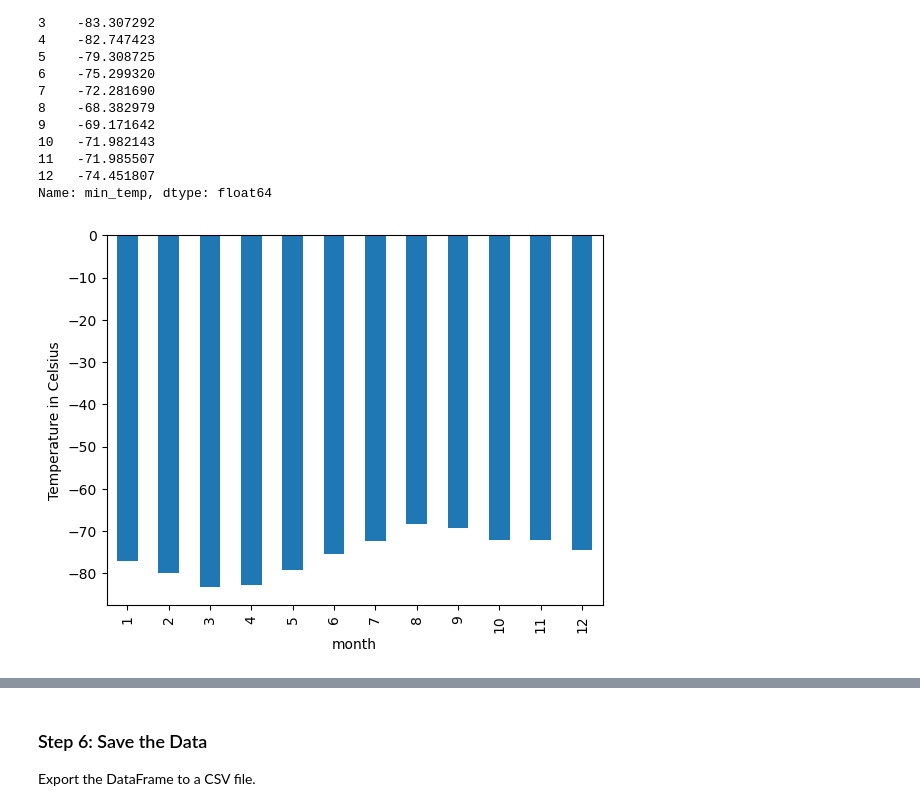
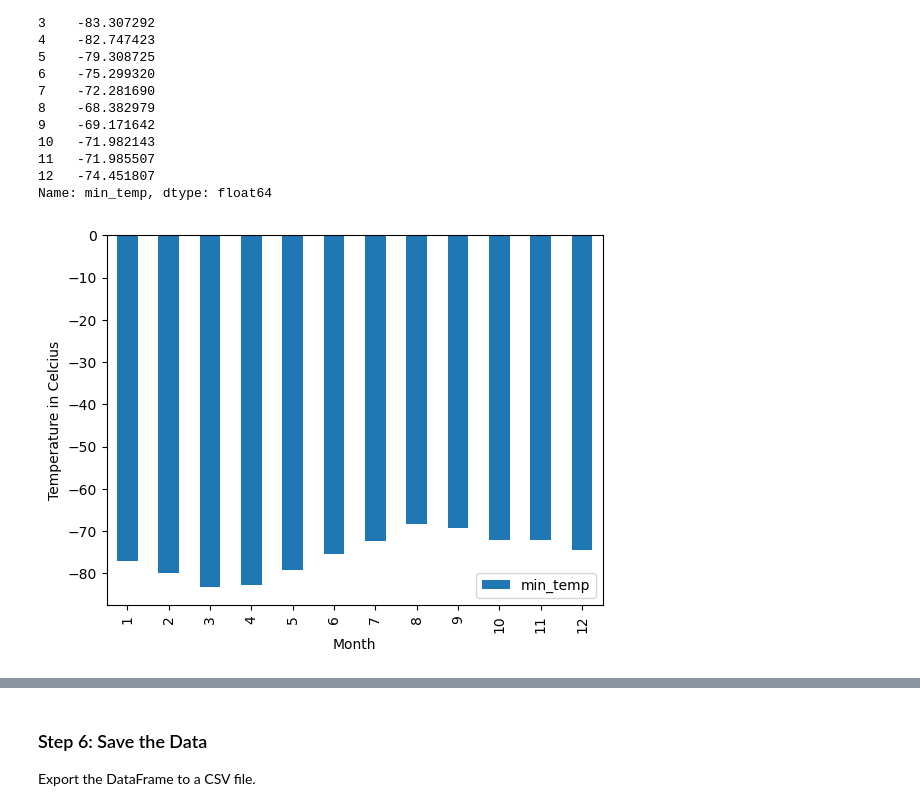
Before and after one commit to RJAndromeda/Mars_Module_11, a Jupyter notebook: part_2_mars_weather.ipynb, the cells around one changed output, grey strips where cells are left out. Drawn from its saved outputs; the diff is of its cells as text; code cells hidden in the pictures.

```diff
--- a/part_2_mars_weather.ipynb
+++ b/part_2_mars_weather.ipynb
@@ -175,5 +153,7 @@ print(f"There are {answer2} Martian days' worth of data)
 # %%
 # 3. What is the average low temperature by month?
+ave_min = mars_temps_df.groupby('month')
+ave_min['min_temp'].mean()
 # %% [output]
 month
 1    -77.160920
@@ -191,5 +171,7 @@ month
 Name: min_temp, dtype: float64
 # %%
 # Plot the average temperature by month
+ave_low_temp = pd.DataFrame(ave_min['min_temp'].mean())
+Temp_plot = ave_low_temp.plot.bar(xlabel = "Month", ylabel ="Temperature in Celcius")
 # %% [output]
-[figure, old version]
+[figure, new version]
```
Also changed, not shown: parts of 15 cells of this notebook, 2 other files.
